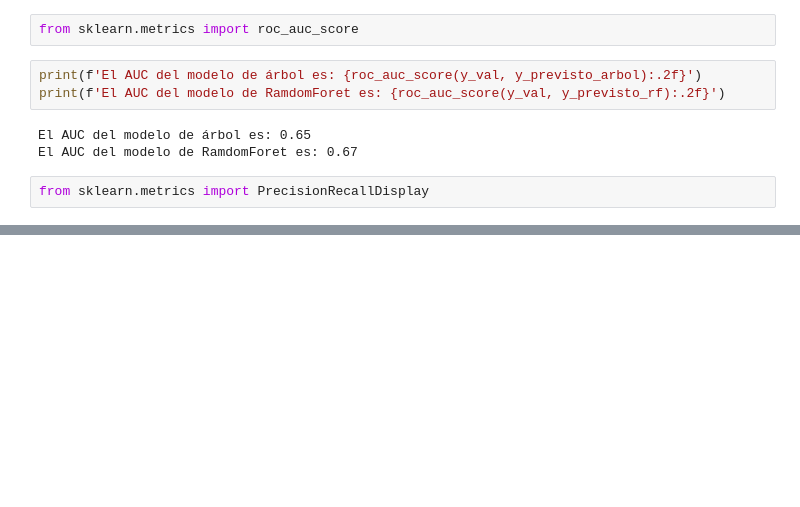
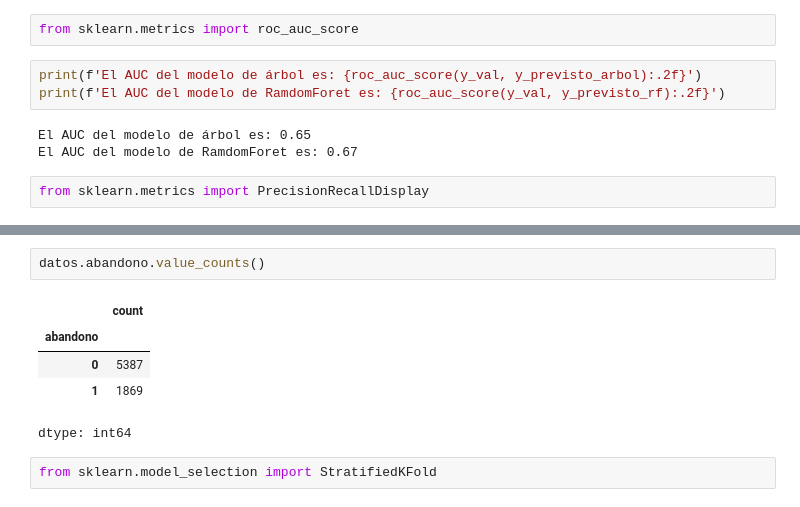
Before and after one commit to Nataliahfk/TELECOM-X---PARTE-2, a Jupyter notebook: TelecomX_SegundaParte_Natalia.ipynb, the cells around one changed output, grey strips where cells are left out. Saved outputs shown, nothing was run; the diff lists cells and outputs as text; blank space fills up the shorter version.

```diff
--- a/TelecomX_SegundaParte_Natalia.ipynb
+++ b/TelecomX_SegundaParte_Natalia.ipynb
@@ -651,0 +756,10 @@ from sklearn.metrics import PrecisionRecallDisplay
+# %%
+datos.abandono.value_counts()
+# %% [output]
+|  | count |
+| abandono |  |
+| 0 | 5387 |
+| 1 | 1869 |
+dtype: int64
+# %%
+from sklearn.model_selection import StratifiedKFold
```
Also changed, not shown: parts of 16 cells of this notebook.
